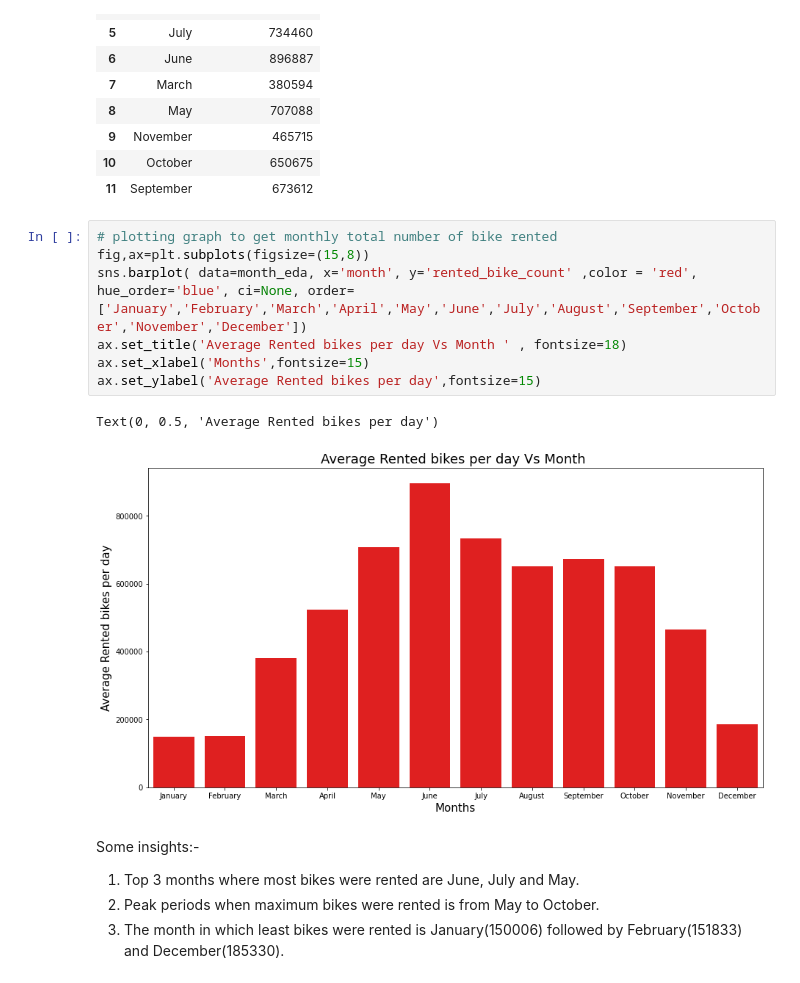
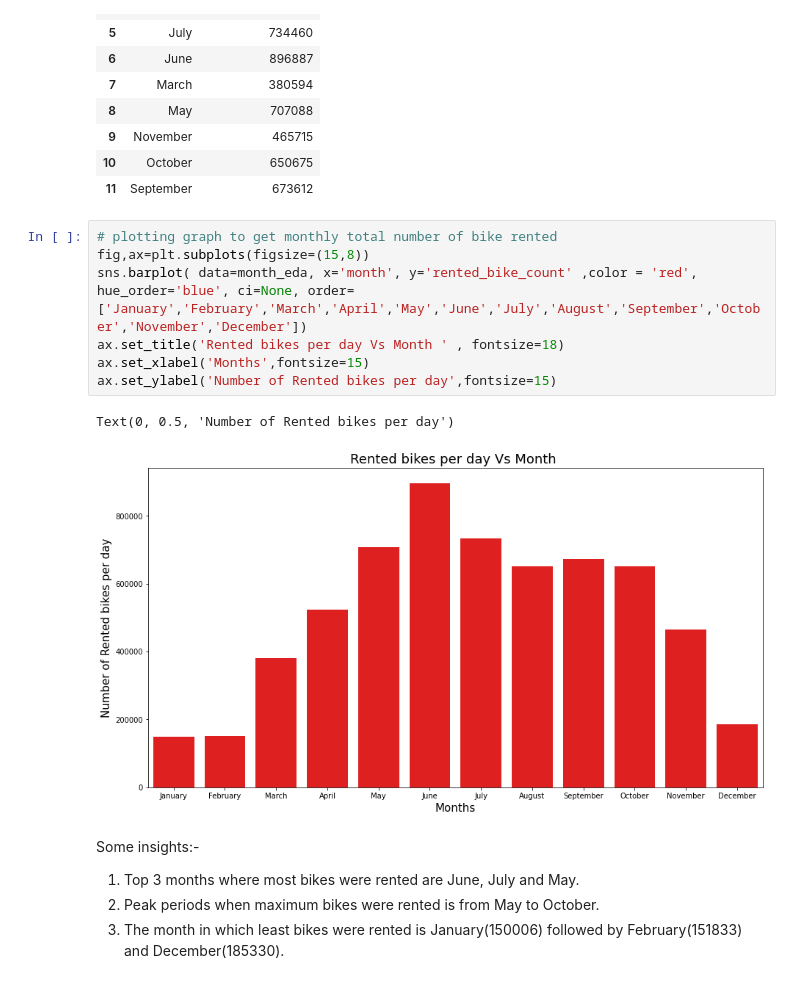
Before and after one commit to Samarjeet-singh-chhabra/LR-Bike-Sharing-Demand-Prediction, a Jupyter notebook: PERSONAL_NOTEBOOK_|_CP_2_|_BIKE_SHARING_DEMAND_PREDICTION_|_SAMARJEET.ipynb, the cells around one changed output. Saved outputs shown, nothing was run; the diff lists cells and outputs as text.

```diff
--- a/PERSONAL_NOTEBOOK_|_CP_2_|_BIKE_SHARING_DEMAND_PREDICTION_|_SAMARJEET.ipynb
+++ b/PERSONAL_NOTEBOOK_|_CP_2_|_BIKE_SHARING_DEMAND_PREDICTION_|_SAMARJEET.ipynb
@@ -422,13 +429,13 @@ month_eda[month_eda.columns[0:2]]
 # %%
 # plotting graph to get monthly total number of bike rented
 fig,ax=plt.subplots(figsize=(15,8))
 sns.barplot( data=month_eda, x='month', y='rented_bike_count' ,color = 'red', hue_order='blue', ci=None, order=['January','February','March','April','May','June','July','August','September','October','November','December'])
-ax.set_title('Average Rented bikes per day Vs Month ' , fontsize=18)
+ax.set_title('Rented bikes per day Vs Month ' , fontsize=18)
 ax.set_xlabel('Months',fontsize=15)
-ax.set_ylabel('Average Rented bikes per day',fontsize=15)
+ax.set_ylabel('Number of Rented bikes per day',fontsize=15)
 # %% [output]
-Text(0, 0.5, 'Average Rented bikes per day')
+Text(0, 0.5, 'Number of Rented bikes per day')
-[figure, old version]
+[figure, new version]
 # %% [markdown]
 Some insights:-
 1. Top 3 months where most bikes were rented are June, July and May.
```
Also changed, not shown: parts of 74 cells of this notebook.
